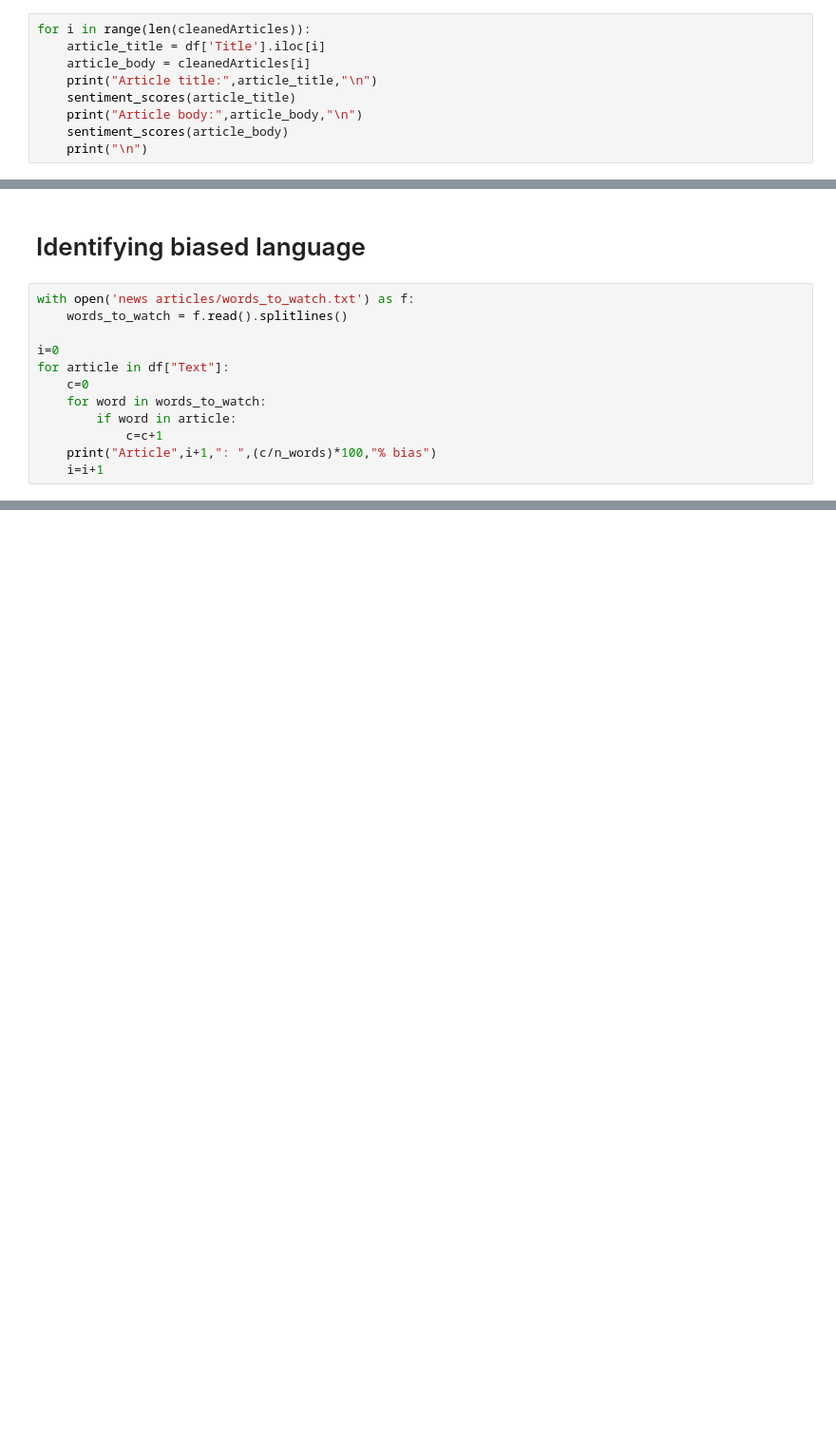
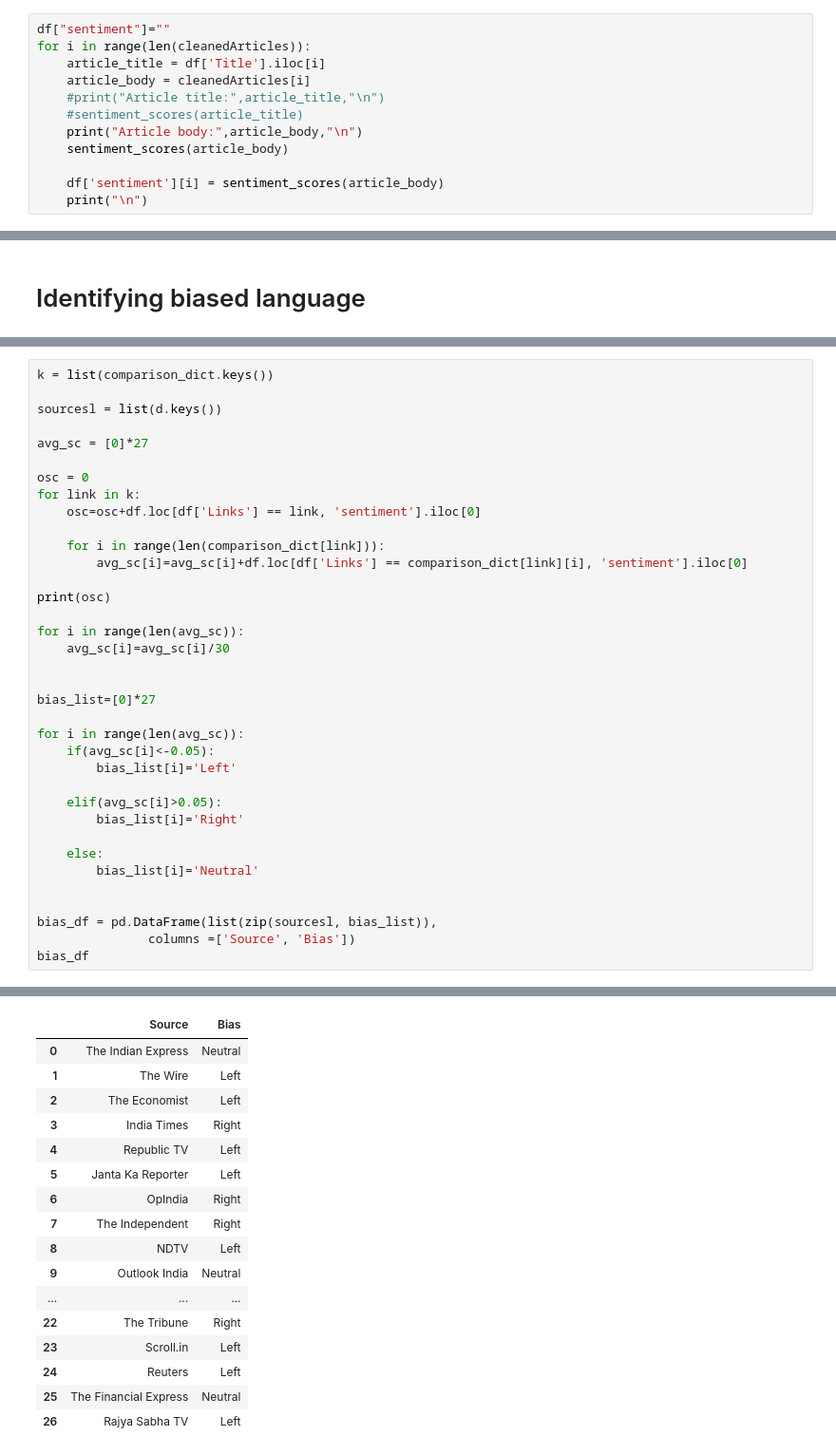
Before and after one commit to akshu98/MinorProjectUD02, a Jupyter notebook: Project.ipynb, the cells around one changed output, grey strips where cells are left out. Shown at 95% size. Saved outputs shown, nothing was run; the diff lists cells and outputs as text; blank space fills up the shorter version.

```diff
--- a/Project.ipynb
+++ b/Project.ipynb
@@ -217,10 +290,13 @@ def sentiment_scores(text):
 # %%
+df["sentiment"]=""
 for i in range(len(cleanedArticles)):
     article_title = df['Title'].iloc[i]
     article_body = cleanedArticles[i]
-    print("Article title:",article_title,"\n")
-    sentiment_scores(article_title)
+    #print("Article title:",article_title,"\n")
+    #sentiment_scores(article_title)
     print("Article body:",article_body,"\n")
     sentiment_scores(article_body)
+
+    df['sentiment'][i] = sentiment_scores(article_body)
     print("\n")
 # %% [output]
@@ -244,14 +320,2 @@ Article body: congress leader attacked prime minister issue job losses took dig
 # %% [markdown]
 # Identifying biased language
-# %%
-with open('news articles/words_to_watch.txt') as f:
-    words_to_watch = f.read().splitlines()
-
-i=0
-for article in df["Text"]:
-    c=0
-    for word in words_to_watch:
-        if word in article:
-            c=c+1
-    print("Article",i+1,": ",(c/n_words)*100,"% bias")
-    i=i+1
@@ -275,0 +403,37 @@ Article 713 :  3.225806451612903 % bias
+# %%
+k = list(comparison_dict.keys())
+
+sourcesl = list(d.keys())
+
+avg_sc = [0]*27
+
+osc = 0
+for link in k:
+    osc=osc+df.loc[df['Links'] == link, 'sentiment'].iloc[0]
+
+    for i in range(len(comparison_dict[link])):
+        avg_sc[i]=avg_sc[i]+df.loc[df['Links'] == comparison_dict[link][i], 'sentiment'].iloc[0]
+
+print(osc)
+
+for i in range(len(avg_sc)):
+    avg_sc[i]=avg_sc[i]/30
+
+
+bias_list=[0]*27
+
+for i in range(len(avg_sc)):
+    if(avg_sc[i]<-0.05):
+        bias_list[i]='Left'
+
+    elif(avg_sc[i]>0.05):
+        bias_list[i]='Right'
+
+    else:
+        bias_list[i]='Neutral'
+
+
+bias_df = pd.DataFrame(list(zip(sourcesl, bias_list)),
+               columns =['Source', 'Bias'])
+bias_df
+# %% [output]
@@ -275,0 +441,17 @@ Article 713 :  3.225806451612903 % bias
+|  | Source | Bias |
+| 0 | The Indian Express | Neutral |
+| 1 | The Wire | Left |
+| 2 | The Economist | Left |
+| 3 | India Times | Right |
+| 4 | Republic TV | Left |
+| 5 | Janta Ka Reporter | Left |
+| 6 | OpIndia | Right |
+| 7 | The Independent | Right |
+| 8 | NDTV | Left |
+| 9 | Outlook India | Neutral |
+| ... | ... | ... |
+| 22 | The Tribune | Right |
+| 23 | Scroll.in | Left |
+| 24 | Reuters | Left |
+| 25 | The Financial Express | Neutral |
+| 26 | Rajya Sabha TV | Left |
```
Also changed, not shown: parts of 12 cells of this notebook, 4 other files.
